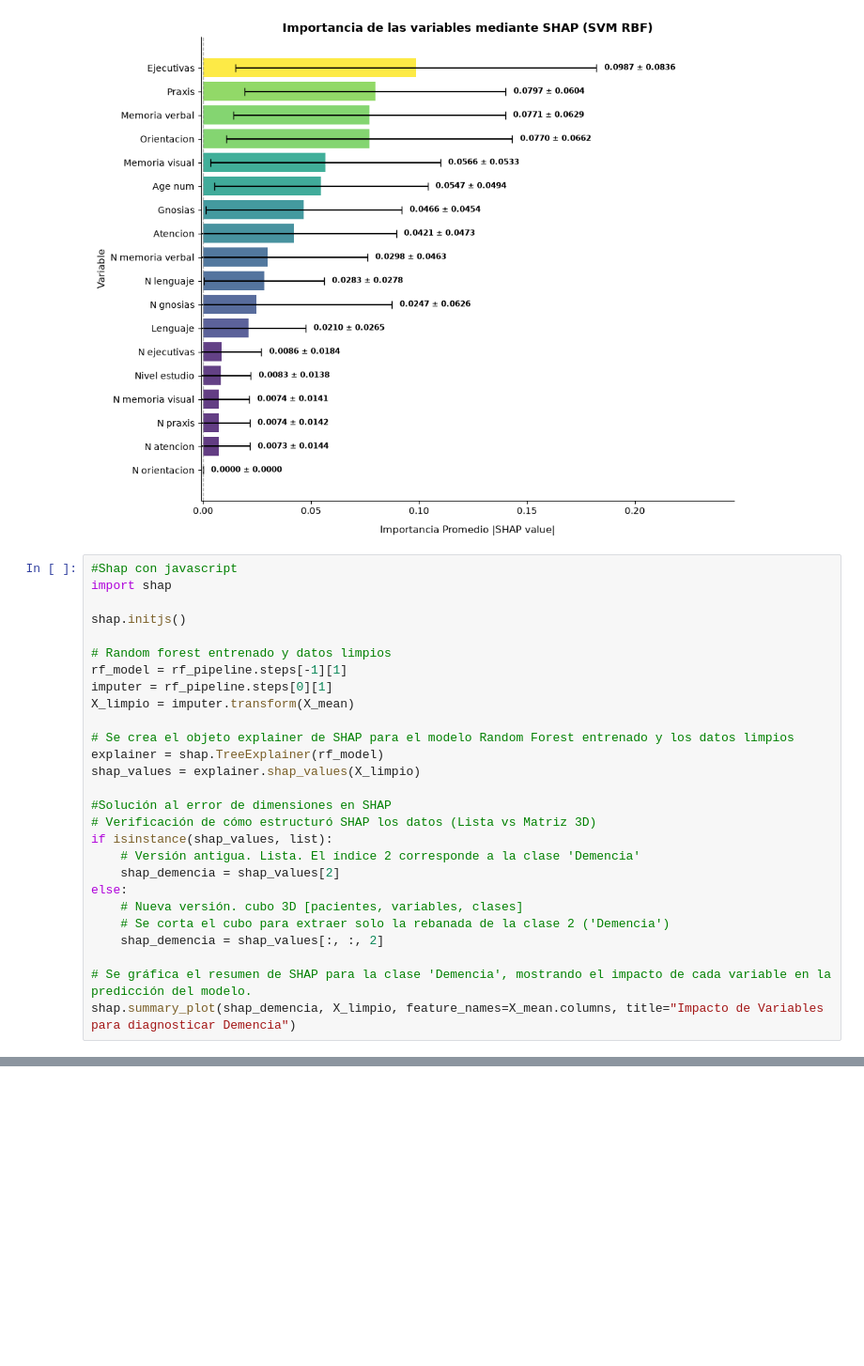
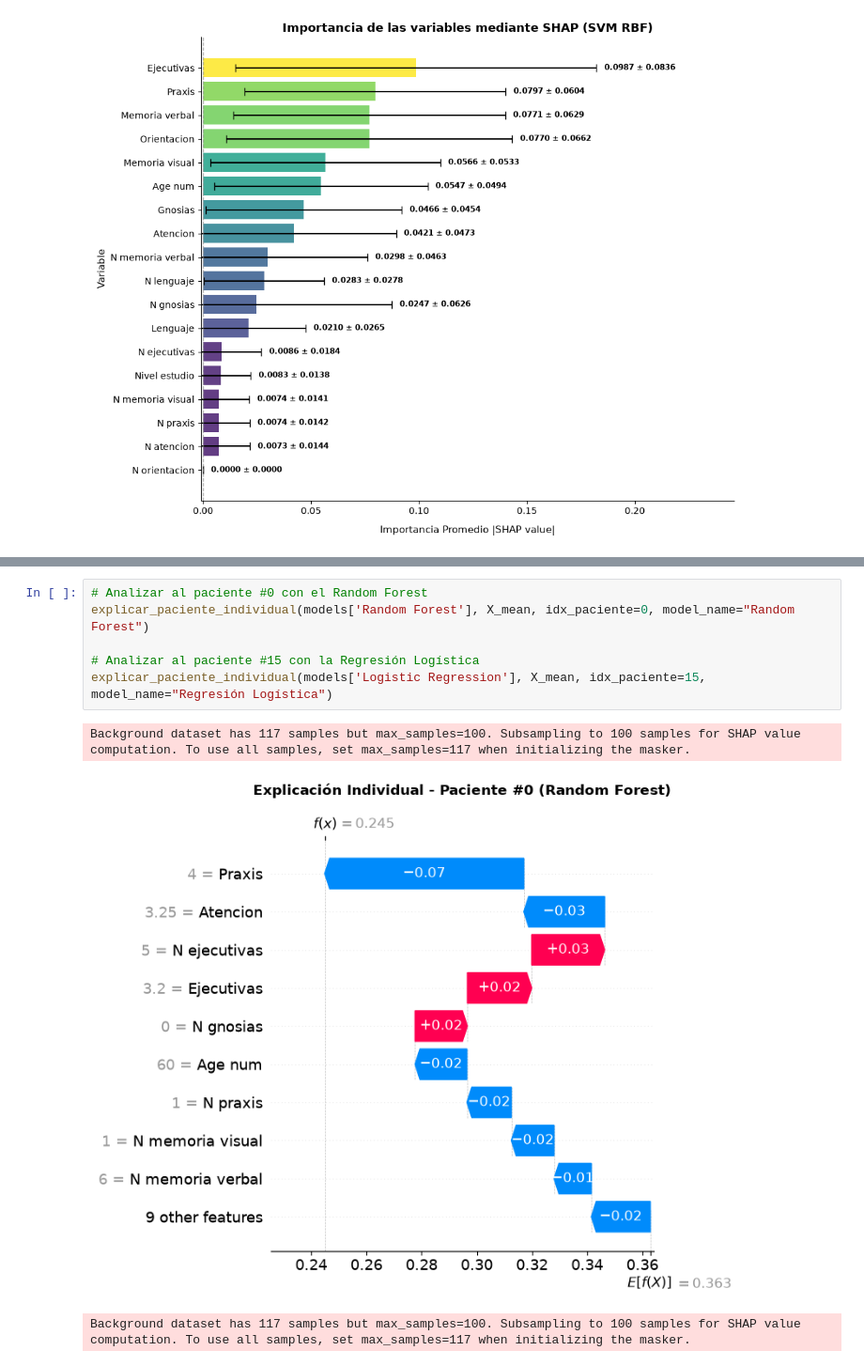
Before and after one commit to Nicolasg2c/dc_model_ts, a Jupyter notebook: notebooks/modeling/dc_interpretability.ipynb, the cells around one changed output, grey strips where cells are left out. Shown at 94% size. Drawn from its saved outputs; the diff is of its cells as text; blank space fills up the shorter version.

Commit message:
interpretaciones individuales

```diff
--- a/notebooks/modeling/dc_interpretability.ipynb
+++ b/notebooks/modeling/dc_interpretability.ipynb
@@ -461,30 +461,3 @@ Calculando SHAP para SVM Lineal...
 [figure]
 Calculando SHAP para SVM RBF...
 [figure]
-# %%
-#Shap con javascript
-import shap
-
-shap.initjs()
-
-# Random forest entrenado y datos limpios
-rf_model = rf_pipeline.steps[-1][1]
-imputer = rf_pipeline.steps[0][1]
-X_limpio = imputer.transform(X_mean)
-
-# Se crea el objeto explainer de SHAP para el modelo Random Forest entrenado y los datos limpios
-explainer = shap.TreeExplainer(rf_model)
-shap_values = explainer.shap_values(X_limpio)
-
-#Solución al error de dimensiones en SHAP
-# Verificación de cómo estructuró SHAP los datos (Lista vs Matriz 3D)
-if isinstance(shap_values, list):
-    # Versión antigua. Lista. El índice 2 corresponde a la clase 'Demencia'
-    shap_demencia = shap_values[2]
-else:
-    # Nueva versión. cubo 3D [pacientes, variables, clases]
-    # Se corta el cubo para extraer solo la rebanada de la clase 2 ('Demencia')
-    shap_demencia = shap_values[:, :, 2]
-
-# Se gráfica el resumen de SHAP para la clase 'Demencia', mostrando el impacto de cada variable en la predicción del modelo.
-shap.summary_plot(shap_demencia, X_limpio, feature_names=X_mean.columns, title="Impacto de Variables para diagnosticar Demencia")
@@ -493,0 +507,10 @@ shap.summary_plot(shap_demencia, X_limpio, feature_names=X_mean.columns, title="
+# %%
+# Analizar al paciente #0 con el Random Forest
+explicar_paciente_individual(models['Random Forest'], X_mean, idx_paciente=0, model_name="Random Forest")
+
+# Analizar al paciente #15 con la Regresión Logística
+explicar_paciente_individual(models['Logistic Regression'], X_mean, idx_paciente=15, model_name="Regresión Logística")
+# %% [output]
+Background dataset has 117 samples but max_samples=100. Subsampling to 100 samples for SHAP value computation. To use all samples, set max_samples=117 when initializing the masker.
+[figure, added]
+Background dataset has 117 samples but max_samples=100. Subsampling to 100 samples for SHAP value computation. To use all samples, set max_samples=117 when initializing the masker.
```
Also changed, not shown: parts of 4 cells of this notebook.
